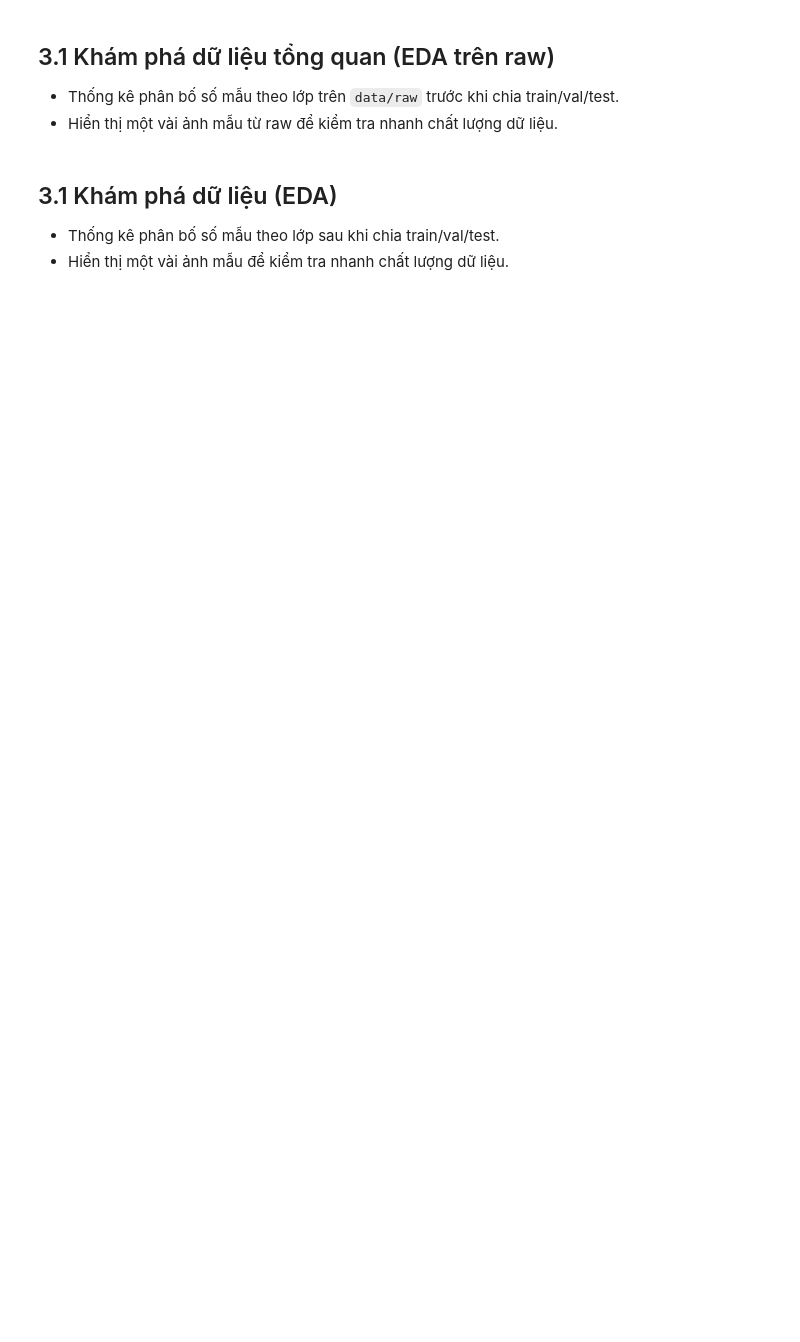
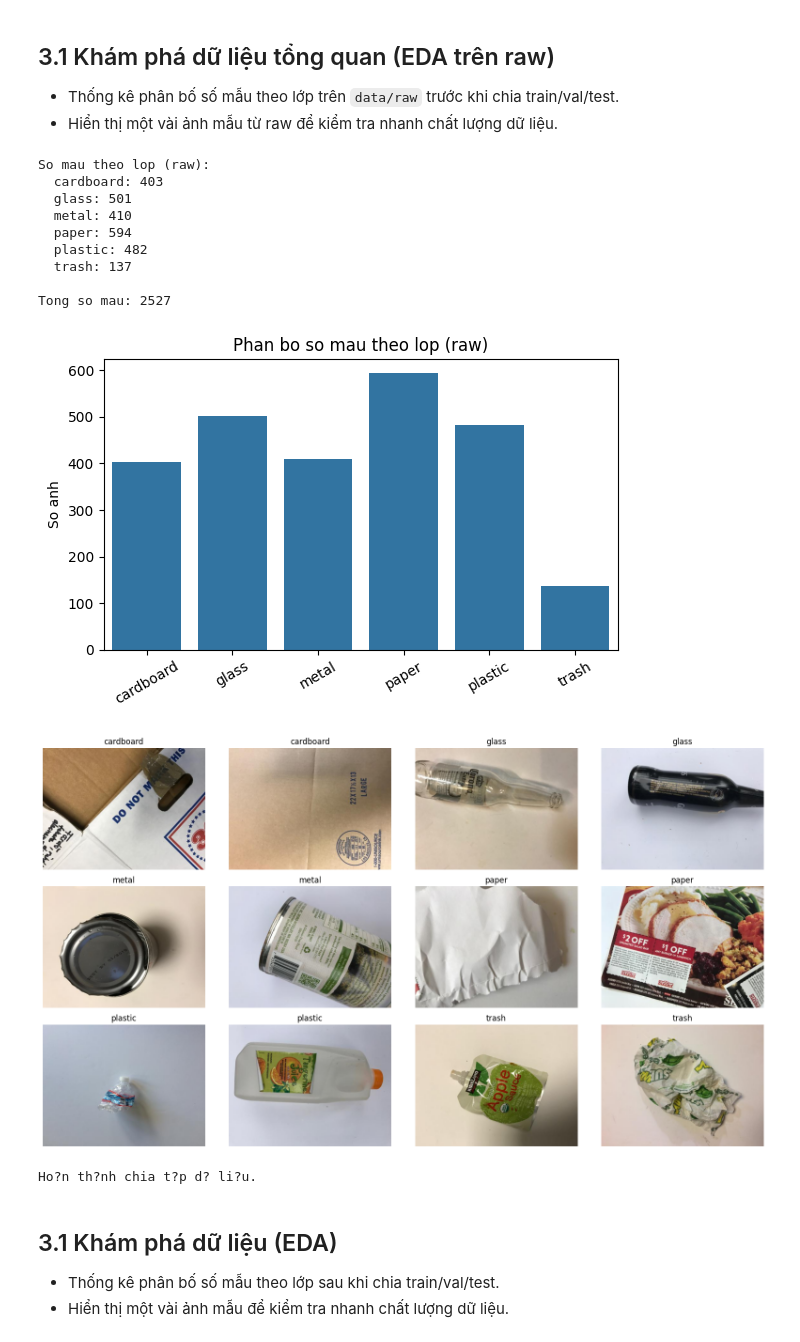
Before and after one commit to tuanng007/TrashProject, a Jupyter notebook: notebooks/trash_classifier_colab.ipynb, the cells around one changed output. Drawn from its saved outputs; the diff is of its cells as text; code cells hidden in the pictures; blank space fills up the shorter version.

```diff
--- a/notebooks/trash_classifier_colab.ipynb
+++ b/notebooks/trash_classifier_colab.ipynb
@@ -85,7 +105,7 @@ import matplotlib.pyplot as plt
 import seaborn as sns
 from PIL import Image
 
-DATA_ROOT = globals().get('DATA_ROOT', '/content/TrashProject/data')
+DATA_ROOT = globals().get('DATA_ROOT', '/content/drive/MyDrive/TrashProject/data')
 raw_dir = Path(DATA_ROOT) / 'raw'
 
 if not raw_dir.exists():
@@ -111,36 +131,48 @@ else:
         plt.show()
 
     # Hien thi mot vai anh mau tu raw
     sample_paths = []
     for cls, n in class_counts.items():
         class_dir = raw_dir / cls
         imgs = list(class_dir.glob('*'))
         if imgs:
             sample_paths.extend(random.sample(imgs, min(2, len(imgs))))
 
     if sample_paths:
         cols = 4
         rows = (len(sample_paths) + cols - 1) // cols
         fig, axes = plt.subplots(rows, cols, figsize=(4 * cols, 3 * rows))
         axes = axes.flatten()
         for ax, img_path in zip(axes, sample_paths):
             try:
                 img = Image.open(img_path).convert('RGB')
                 ax.imshow(img)
                 ax.set_title(img_path.parent.name)
                 ax.axis('off')
             except Exception:
                 ax.set_title(f'Loi doc anh: {img_path.name}')
                 ax.axis('off')
         for ax in axes[len(sample_paths):]:
             ax.axis('off')
         plt.tight_layout()
         plt.show()
     else:
         print('Khong tim thay anh trong data/raw.')
+# %% [output]
+So mau theo lop (raw):
+  cardboard: 403
+  glass: 501
+  metal: 410
+  paper: 594
+  plastic: 482
+  trash: 137
+
+Tong so mau: 2527
+[figure, added]
+[figure, added]
 # %%
 #@title T?o train/val/test split (70/20/10)
-DATA_ROOT = globals().get('DATA_ROOT', '/content/TrashProject/data')
+DATA_ROOT = globals().get('DATA_ROOT', '/content/drive/MyDrive/TrashProject/data')
 SPLIT_SEED = 42  #@param {type:"integer"}
 from pathlib import Path
 import random
@@ -183,6 +215,8 @@ if raw_dir.exists():
     print("Ho?n th?nh chia t?p d? li?u.")
 else:
     print("B? qua b??c chia t?p v? kh?ng t?m th?y data/raw.")
+# %% [output]
+Ho?n th?nh chia t?p d? li?u.
 # %% [markdown]
 ## 3.1 Khám phá dữ liệu (EDA)
 
```
Also changed, not shown: parts of 7 cells of this notebook.
